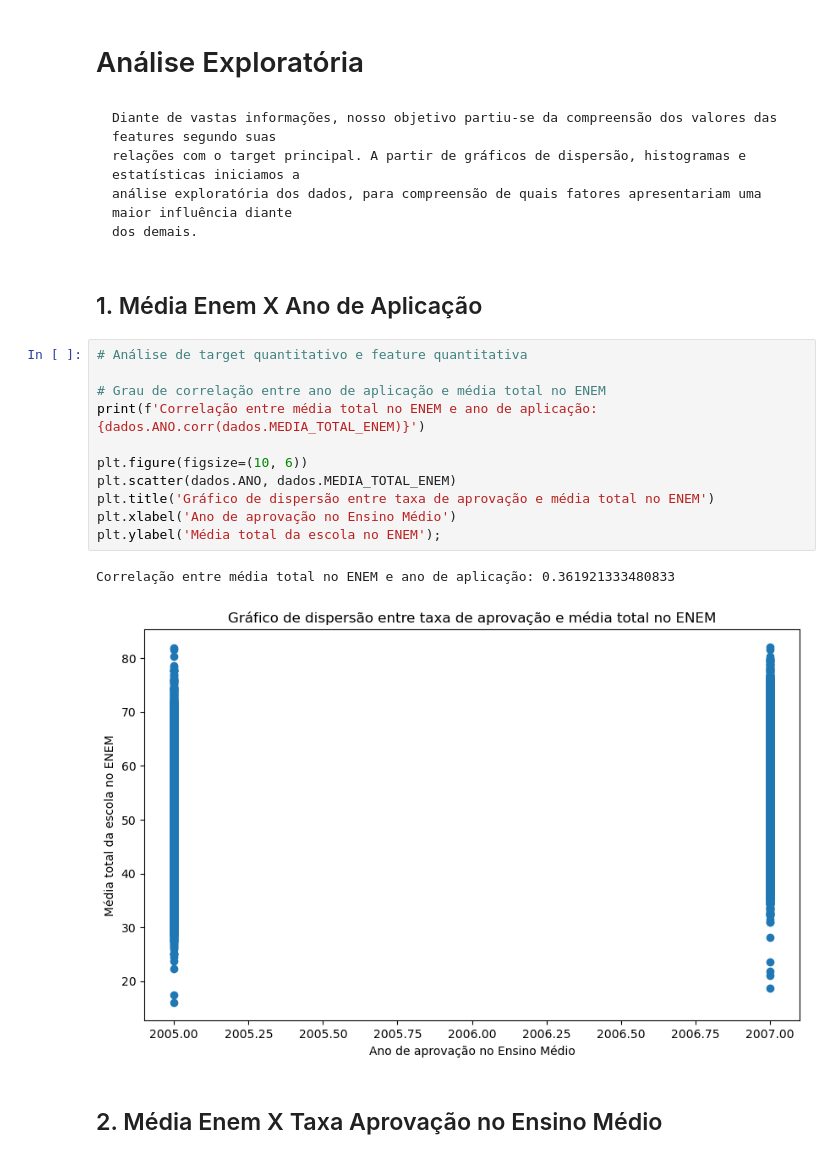
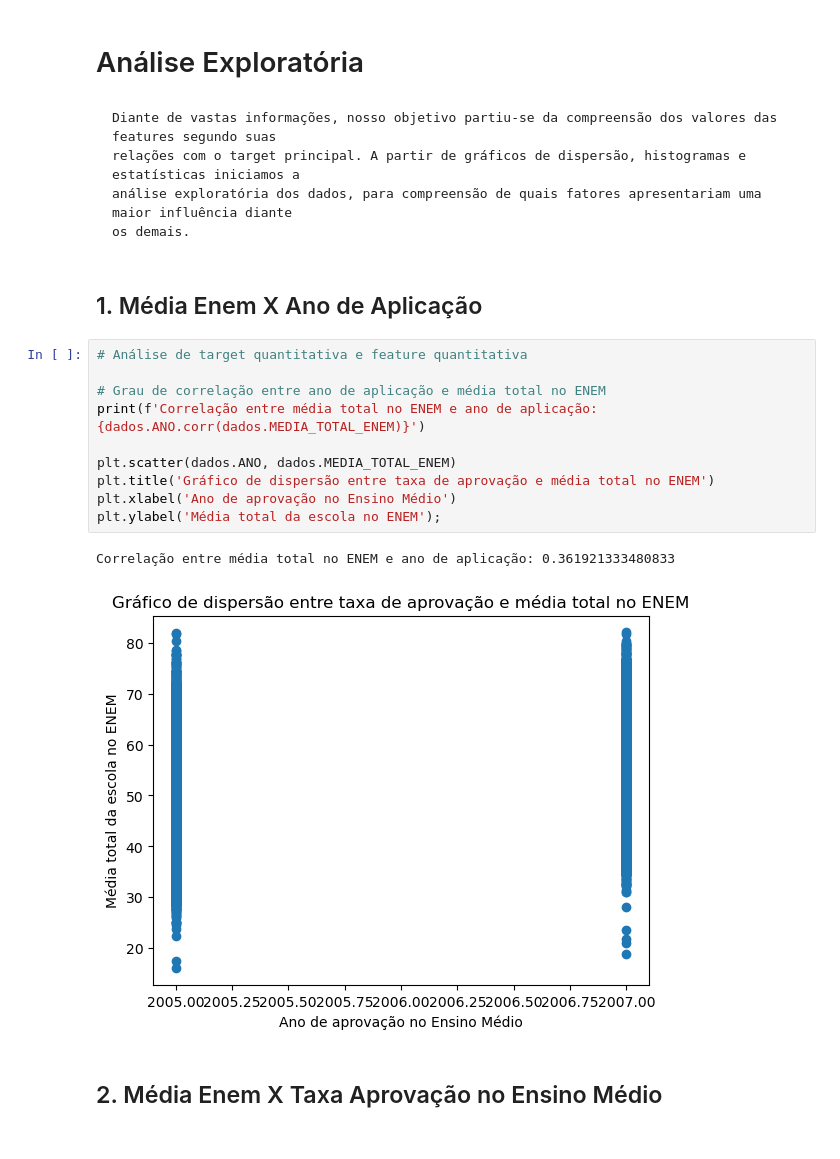
Before and after one commit to LuanaPLGuimaraes/Grupo12A_Projeto2_CDados, a Jupyter notebook: mineracao.ipynb, the cells around one changed output. Drawn from its saved outputs; the diff is of its cells as text.

```diff
--- a/mineracao.ipynb
+++ b/mineracao.ipynb
@@ -83,23 +83,22 @@ dados.head(70)
     Diante de vastas informações, nosso objetivo partiu-se da compreensão dos valores das features segundo suas
     relações com o target principal. A partir de gráficos de dispersão, histogramas e estatísticas iniciamos a
     análise exploratória dos dados, para compreensão de quais fatores apresentariam uma maior influência diante
-    dos demais.
+    os demais.
 # %% [markdown]
 ## 1. Média Enem X Ano de Aplicação
 # %%
-# Análise de target quantitativo e feature quantitativa
+# Análise de target quantitativa e feature quantitativa
 
 # Grau de correlação entre ano de aplicação e média total no ENEM
 print(f'Correlação entre média total no ENEM e ano de aplicação: {dados.ANO.corr(dados.MEDIA_TOTAL_ENEM)}')
 
-plt.figure(figsize=(10, 6))
 plt.scatter(dados.ANO, dados.MEDIA_TOTAL_ENEM)
 plt.title('Gráfico de dispersão entre taxa de aprovação e média total no ENEM')
 plt.xlabel('Ano de aprovação no Ensino Médio')
 plt.ylabel('Média total da escola no ENEM');
 # %% [output]
 Correlação entre média total no ENEM e ano de aplicação: 0.361921333480833
-[figure, old version]
+[figure, new version]
 # %% [markdown]
 ## 2. Média Enem X Taxa Aprovação no Ensino Médio
 # %%
```
Also changed, not shown: parts of 12 cells of this notebook.
